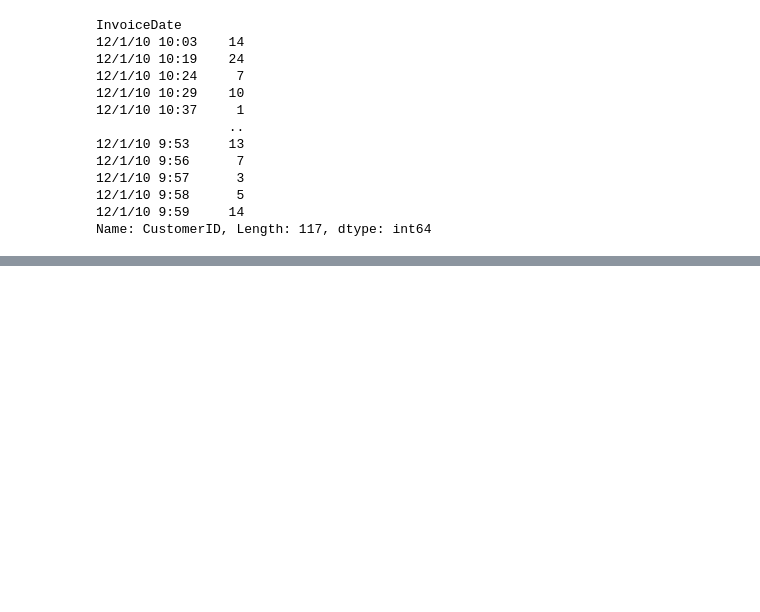
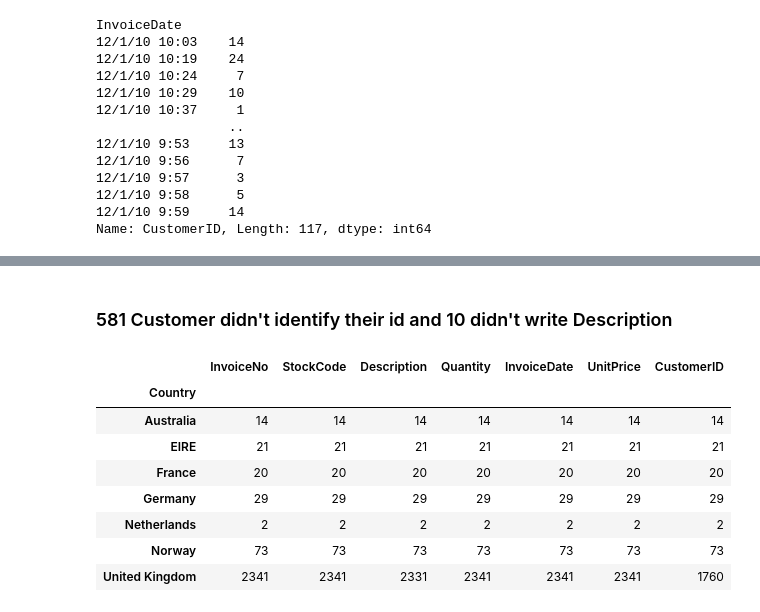
Before and after one commit to Amira-Chouaieb/E-commerce_analysis, a Jupyter notebook: index.ipynb, the cells around one changed output, grey strips where cells are left out. Cells and saved outputs as stored; diff of their text form; code cells hidden in the pictures; blank space fills up the shorter version.

```diff
--- a/index.ipynb
+++ b/index.ipynb
@@ -208,0 +203,15 @@ Name: CustomerID, Length: 117, dtype: int64
+# %% [markdown]
+### 581 Customer didn't identify their id and 10 didn't write Description
+# %%
+Country = commerce.groupby('Country').count()
+Country
+# %% [output]
+|  | InvoiceNo | StockCode | Description | Quantity | InvoiceDate | UnitPrice | CustomerID |
+| Country |  |  |  |  |  |  |  |
+| Australia | 14 | 14 | 14 | 14 | 14 | 14 | 14 |
+| EIRE | 21 | 21 | 21 | 21 | 21 | 21 | 21 |
+| France | 20 | 20 | 20 | 20 | 20 | 20 | 20 |
+| Germany | 29 | 29 | 29 | 29 | 29 | 29 | 29 |
+| Netherlands | 2 | 2 | 2 | 2 | 2 | 2 | 2 |
+| Norway | 73 | 73 | 73 | 73 | 73 | 73 | 73 |
+| United Kingdom | 2341 | 2341 | 2331 | 2341 | 2341 | 2341 | 1760 |
```
Also changed, not shown: parts of 17 cells of this notebook, 1 other file.
